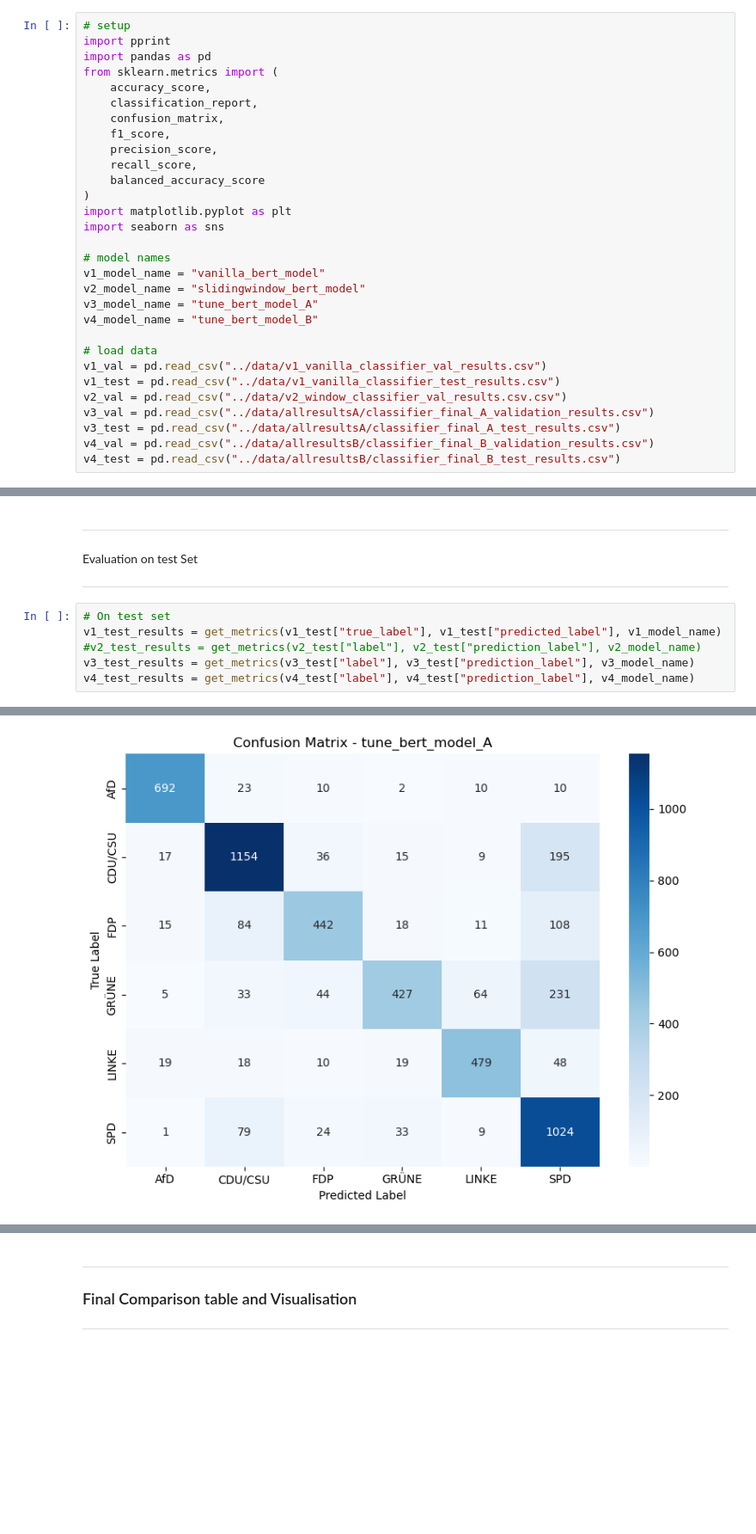
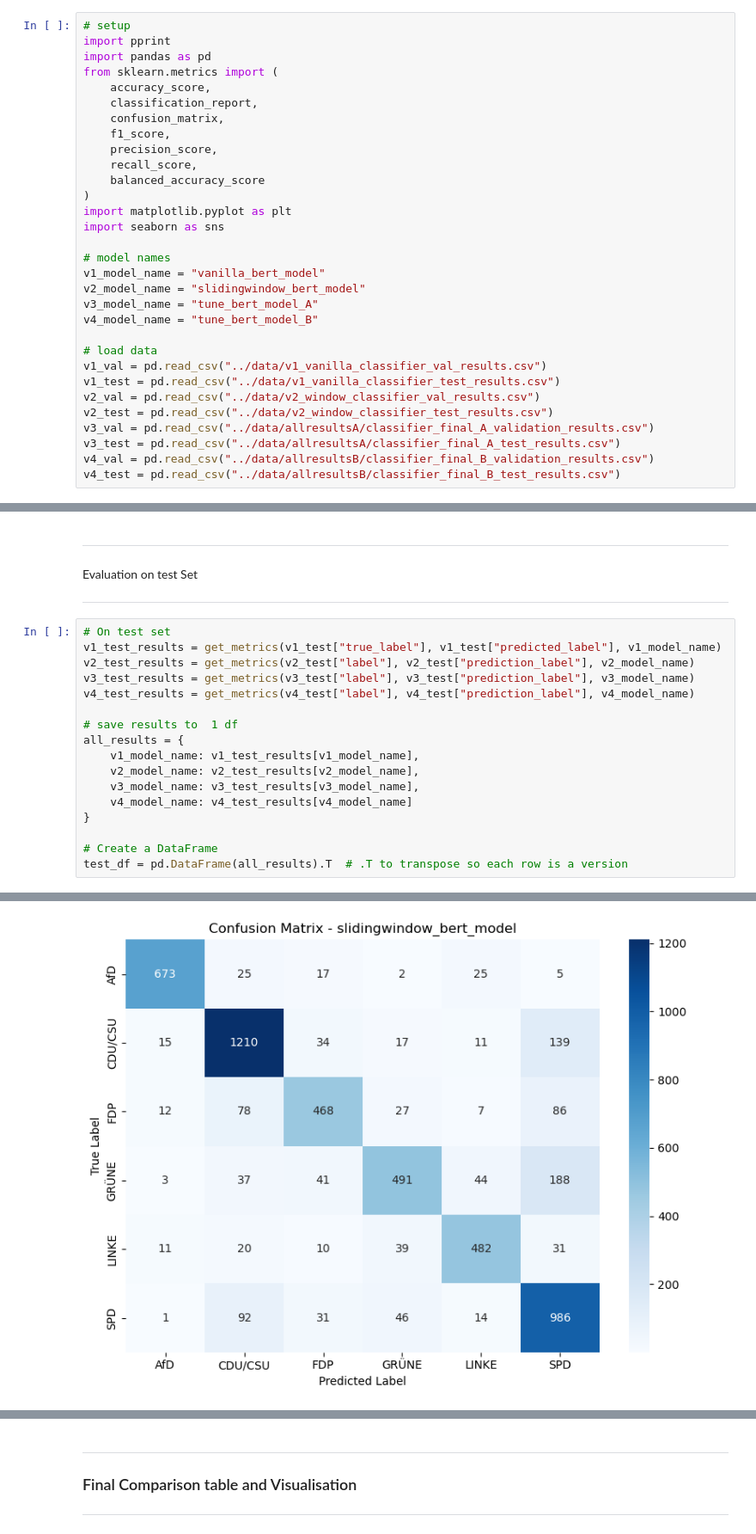
Before and after one commit to EstelleKlevenz/dlss-legis-ex-machina, a Jupyter notebook: code/2.5_Comparing_Classifier_performance.ipynb, the cells around one changed output, grey strips where cells are left out. Shown at 86% size. Cells and saved outputs as stored; diff of their text form; blank space fills up the shorter version.

```diff
--- a/code/2.5_Comparing_Classifier_performance.ipynb
+++ b/code/2.5_Comparing_Classifier_performance.ipynb
@@ -45,7 +45,8 @@ v4_model_name = "tune_bert_model_B"
 # load data
 v1_val = pd.read_csv("../data/v1_vanilla_classifier_val_results.csv")
 v1_test = pd.read_csv("../data/v1_vanilla_classifier_test_results.csv")
-v2_val = pd.read_csv("../data/v2_window_classifier_val_results.csv.csv")
+v2_val = pd.read_csv("../data/v2_window_classifier_val_results.csv")
+v2_test = pd.read_csv("../data/v2_window_classifier_test_results.csv")
 v3_val = pd.read_csv("../data/allresultsA/classifier_final_A_validation_results.csv")
 v3_test = pd.read_csv("../data/allresultsA/classifier_final_A_test_results.csv")
 v4_val = pd.read_csv("../data/allresultsB/classifier_final_B_validation_results.csv")
@@ -212,9 +209,20 @@ _____________________________________________________
 # %%
 # On test set
 v1_test_results = get_metrics(v1_test["true_label"], v1_test["predicted_label"], v1_model_name)
-#v2_test_results = get_metrics(v2_test["label"], v2_test["prediction_label"], v2_model_name)
+v2_test_results = get_metrics(v2_test["label"], v2_test["prediction_label"], v2_model_name)
 v3_test_results = get_metrics(v3_test["label"], v3_test["prediction_label"], v3_model_name)
 v4_test_results = get_metrics(v4_test["label"], v4_test["prediction_label"], v4_model_name)
+
+# save results to  1 df
+all_results = {
+    v1_model_name: v1_test_results[v1_model_name],
+    v2_model_name: v2_test_results[v2_model_name],
+    v3_model_name: v3_test_results[v3_model_name],
+    v4_model_name: v4_test_results[v4_model_name]
+}
+
+# Create a DataFrame
+test_df = pd.DataFrame(all_results).T  # .T to transpose so each row is a version
 # %% [output]
 Model: vanilla_bert_model
   Accuracy: 0.7120708748615725
@@ -258 +266 @@ weighted avg       0.79      0.78      0.78      5418
-[figure, old version]
+[figure, new version]
```
Also changed, not shown: parts of 3 cells of this notebook, 2 other files.
